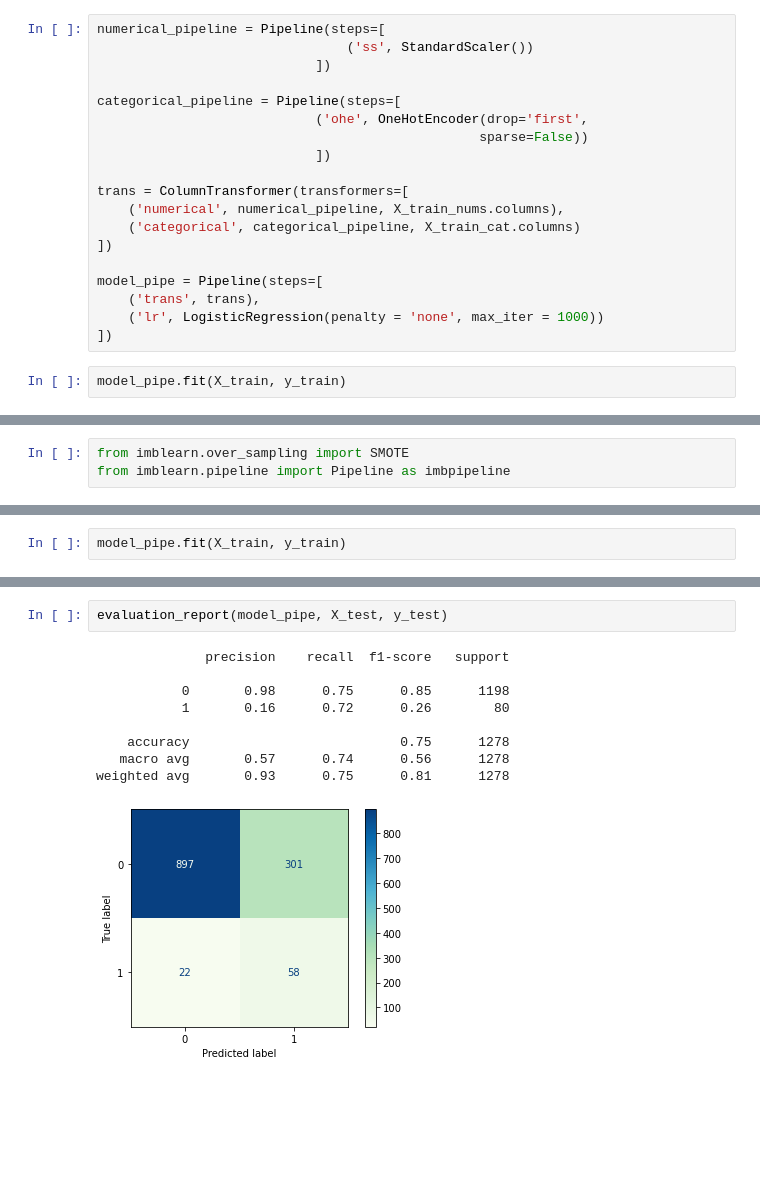
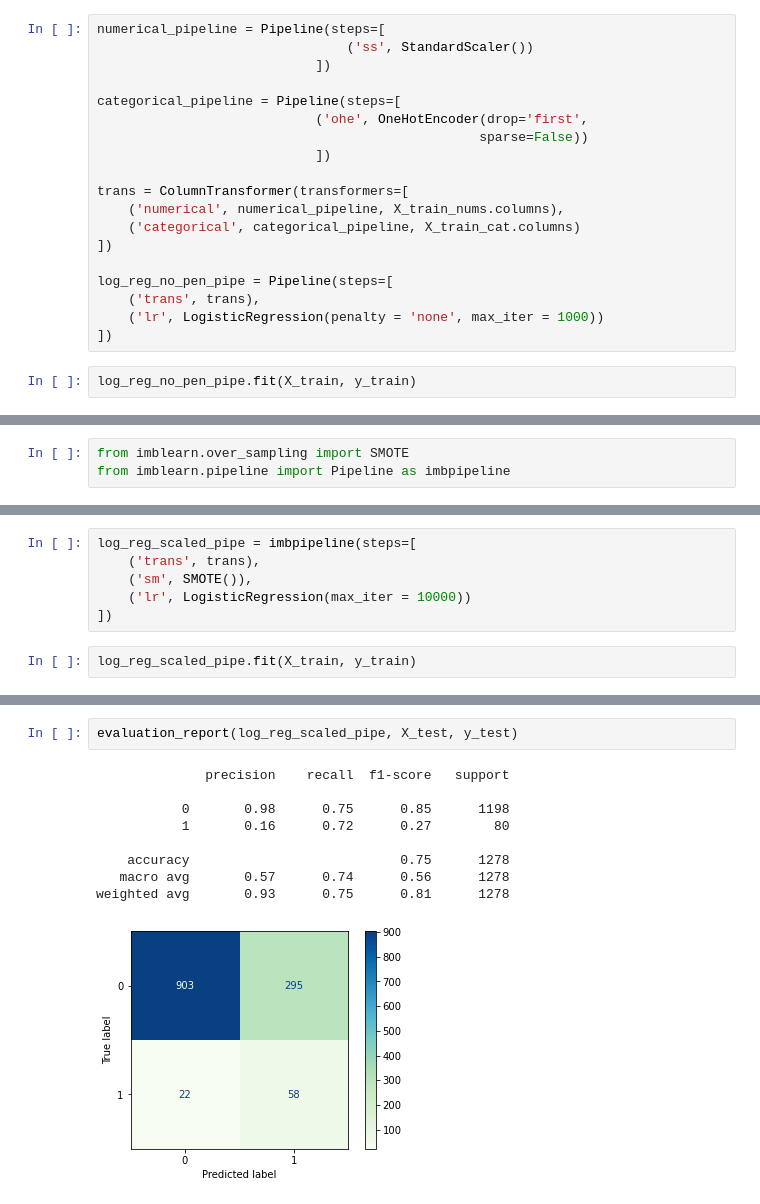
Before and after one commit to jasonarikupurathu/stroke-predictions, a Jupyter notebook: Analysis-Notebook.ipynb, the cells around one changed output, grey strips where cells are left out. Saved outputs shown, nothing was run; the diff lists cells and outputs as text; blank space fills up the shorter version.

Commit message:
After pipeline working

```diff
--- a/Analysis-Notebook.ipynb
+++ b/Analysis-Notebook.ipynb
@@ -116,12 +116,12 @@ trans = ColumnTransformer(transformers=[
     ('categorical', categorical_pipeline, X_train_cat.columns)
 ])
 
-model_pipe = Pipeline(steps=[
+log_reg_no_pen_pipe = Pipeline(steps=[
     ('trans', trans),
     ('lr', LogisticRegression(penalty = 'none', max_iter = 1000))
 ])
 # %%
-model_pipe.fit(X_train, y_train)
+log_reg_no_pen_pipe.fit(X_train, y_train)
 # %% [output]
 Pipeline(steps=[('trans',
                  ColumnTransformer(transformers=[('numerical',
@@ -178,5 +172,11 @@ model_pipe = imbpipeline(steps=[
+# %%
+log_reg_scaled_pipe = imbpipeline(steps=[
+    ('trans', trans),
+    ('sm', SMOTE()),
+    ('lr', LogisticRegression(max_iter = 10000))
+])
 # %%
-model_pipe.fit(X_train, y_train)
+log_reg_scaled_pipe.fit(X_train, y_train)
 # %% [output]
 Pipeline(steps=[('trans',
                  ColumnTransformer(transformers=[('numerical',
@@ -201,14 +200,14 @@ recall_score(y_test, model_pipe.predict(X_test))
 # %% [output]
 0.725
 # %%
-evaluation_report(model_pipe, X_test, y_test)
+evaluation_report(log_reg_scaled_pipe, X_test, y_test)
 # %% [output]
               precision    recall  f1-score   support
 
            0       0.98      0.75      0.85      1198
-           1       0.16      0.72      0.26        80
+           1       0.16      0.72      0.27        80
 
     accuracy                           0.75      1278
    macro avg       0.57      0.74      0.56      1278
 weighted avg       0.93      0.75      0.81      1278
-[figure, old version]
+[figure, new version]
```
Also changed, not shown: parts of 20 cells of this notebook.
